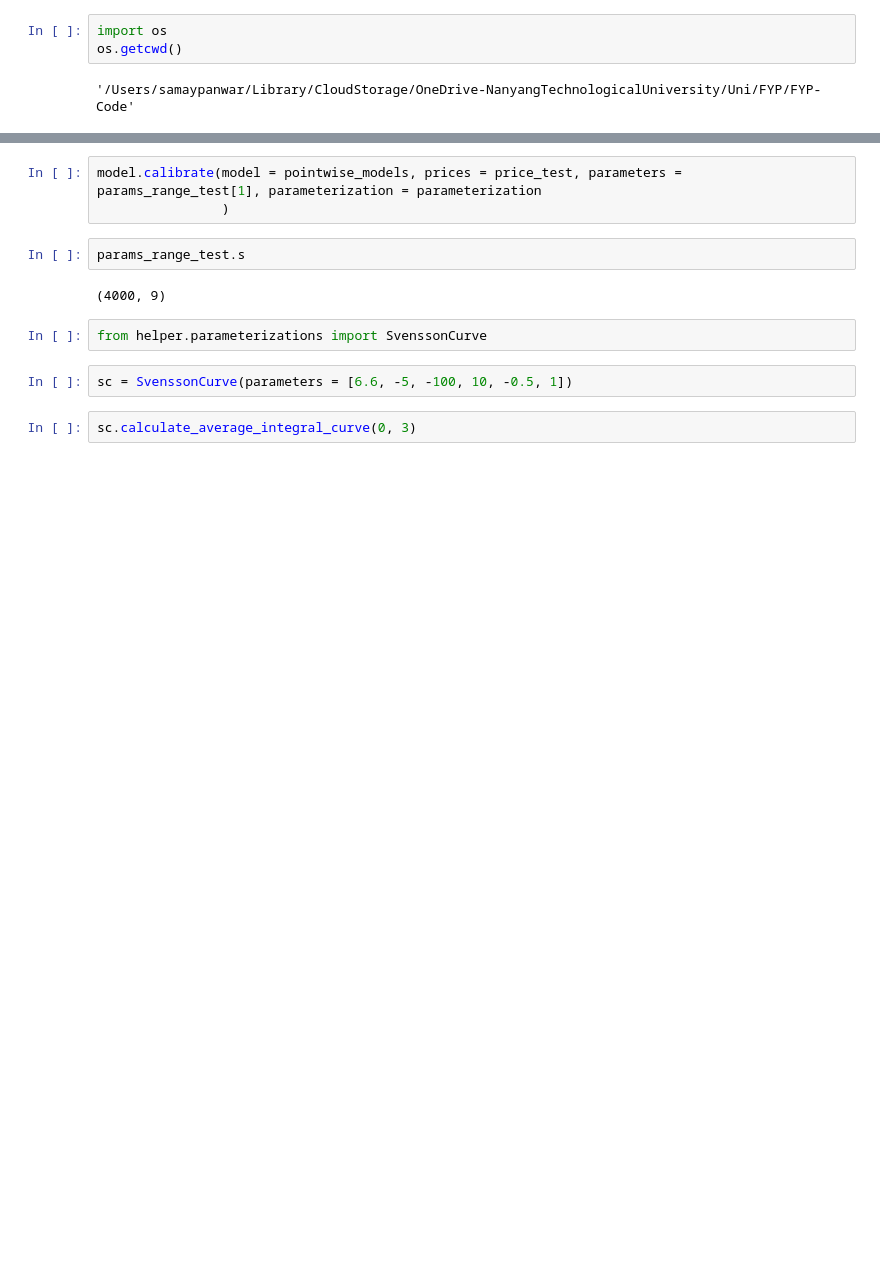
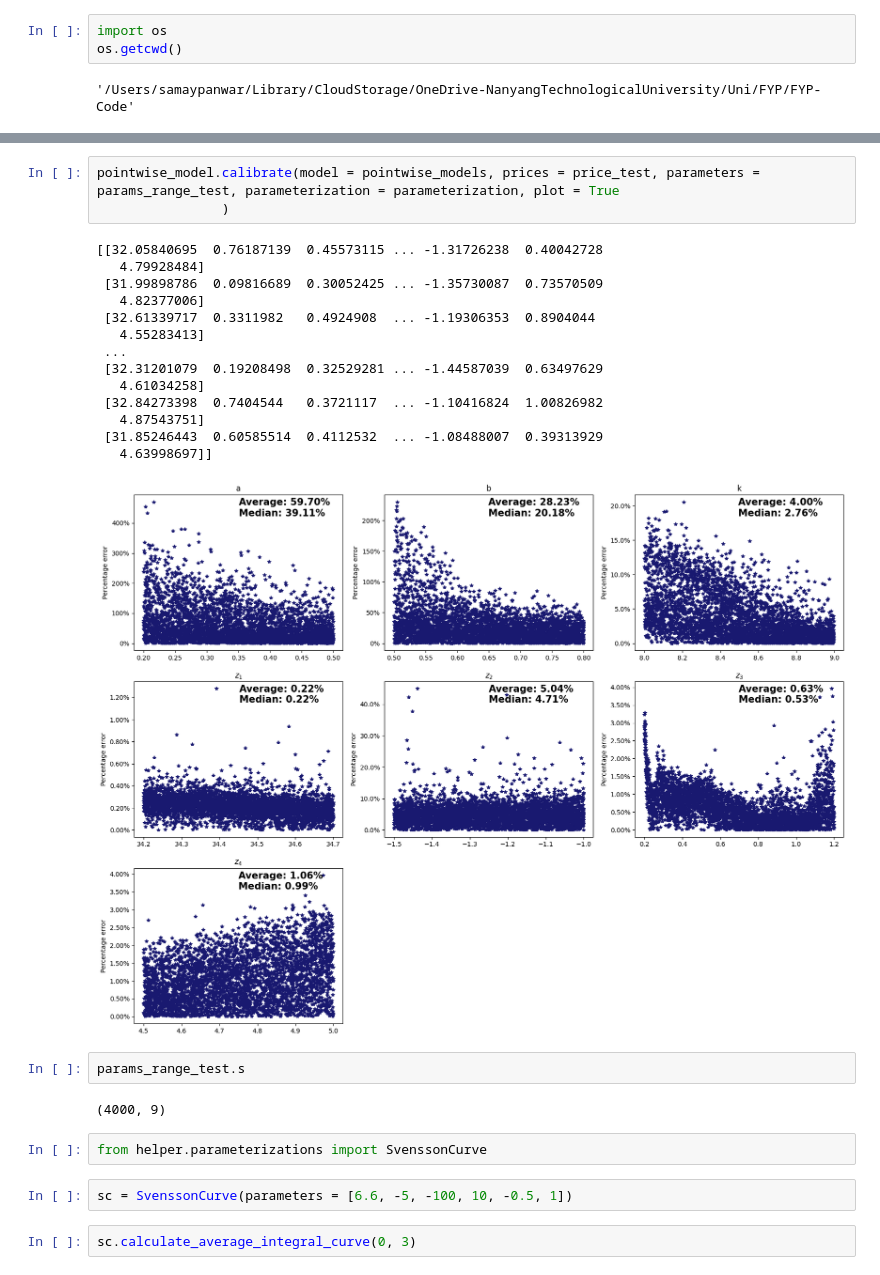
Before and after one commit to samaypanwar/FYP-Code, a Jupyter notebook: notebooks/test.ipynb, the cells around one changed output, grey strips where cells are left out. Cells and saved outputs as stored; diff of their text form; blank space fills up the shorter version.

```diff
--- a/notebooks/test.ipynb
+++ b/notebooks/test.ipynb
@@ -107,6 +109,21 @@ params_range_train, params_range_test, price_train, price_test = model.load_data
 # %%
-model.calibrate(model = pointwise_models, prices = price_test, parameters = params_range_test[1], parameterization = parameterization
+pointwise_model.calibrate(model = pointwise_models, prices = price_test, parameters = params_range_test, parameterization = parameterization, plot = True
                 )
+# %% [output]
+[[32.05840695  0.76187139  0.45573115 ... -1.31726238  0.40042728
+   4.79928484]
+ [31.99898786  0.09816689  0.30052425 ... -1.35730087  0.73570509
+   4.82377006]
+ [32.61339717  0.3311982   0.4924908  ... -1.19306353  0.8904044
+   4.55283413]
+ ...
+ [32.31201079  0.19208498  0.32529281 ... -1.44587039  0.63497629
+   4.61034258]
+ [32.84273398  0.7404544   0.3721117  ... -1.10416824  1.00826982
+   4.87543751]
+ [31.85246443  0.60585514  0.4112532  ... -1.08488007  0.39313929
+   4.63998697]]
+[figure, added]
 # %%
 params_range_test.s
 # %% [output]
```
Also changed, not shown: parts of 6 cells of this notebook, 7 other files.
